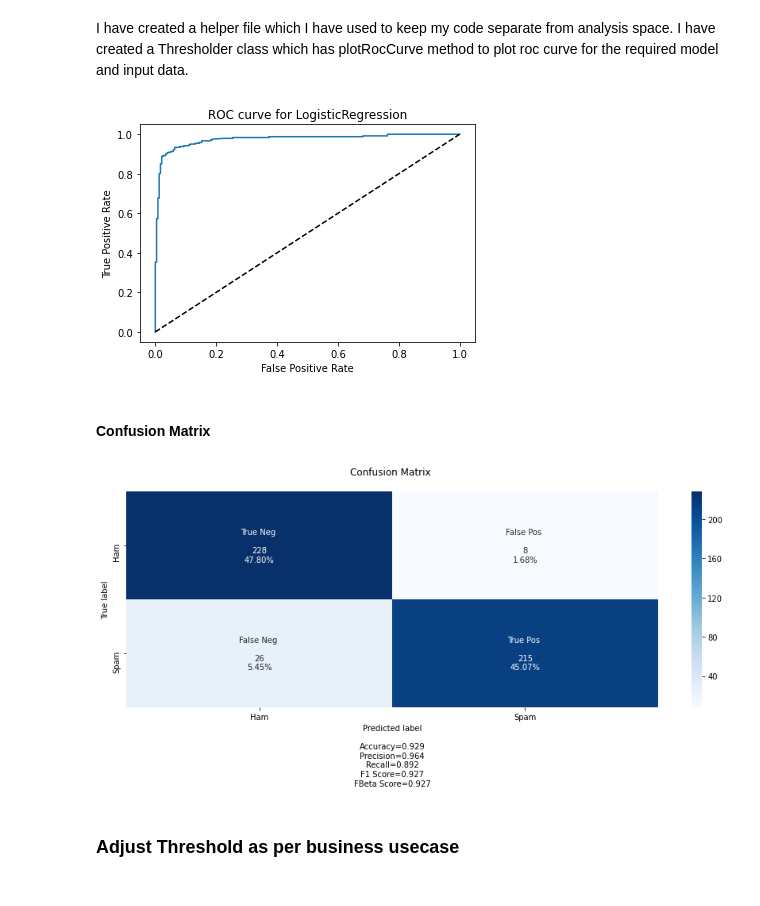
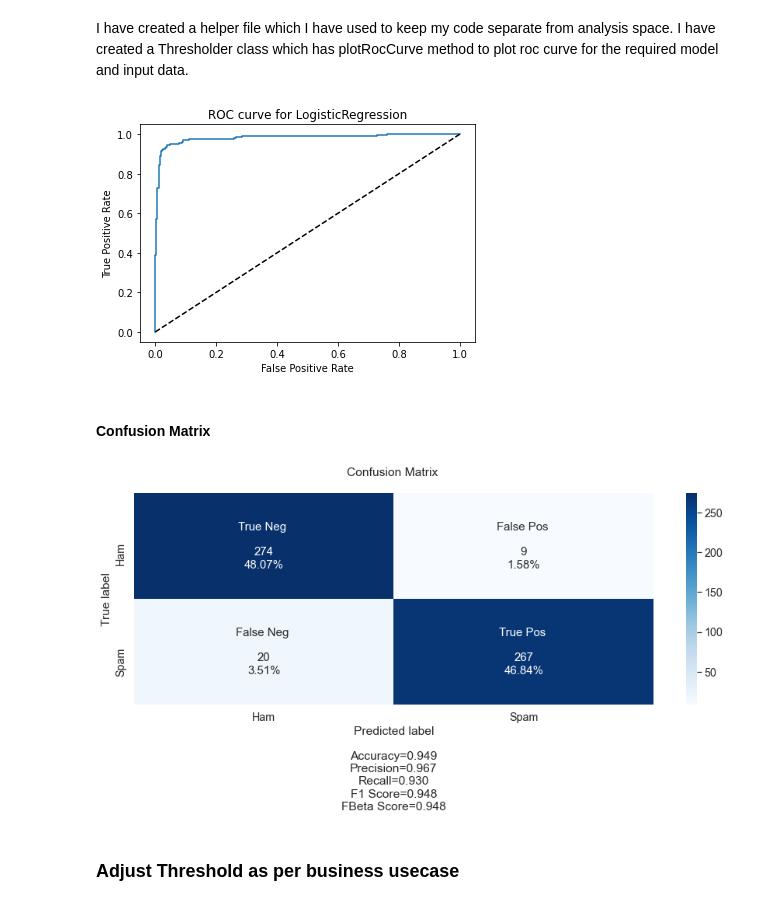
Before and after one commit to Preeti24/Youtube-comments, a Jupyter notebook: Machine Learning.ipynb, the cells around one changed output. Saved outputs shown, nothing was run; the diff lists cells and outputs as text; code cells hidden in the pictures.

```diff
--- a/Machine Learning.ipynb
+++ b/Machine Learning.ipynb
@@ -52,4 +53,6 @@ data.head(3)
 | 0 | LZQPQhLyRh80UYxNuaDWhIGQYNQ96IuCg... | Julius NM | 2013-11-07T06:20:48 | Huh, anyway check out this you[tu... | 1 | 1.79 | 0 | 6.12 | ... |
 | 1 | LZQPQhLyRh_C2cTtd9MvFRJedxydaVW-2... | adam riyati | 2013-11-07T12:37:15 | Hey guys check out my new channel... | 1 | 12.05 | 0 | 4.22 | ... |
 | 2 | LZQPQhLyRh9MSZYnf8djyk0gEF9BHDPYr... | Evgeny Murashkin | 2013-11-08T17:34:21 | just for test I have to say murde... | 1 | 2.63 | 0 | 3.88 | ... |
+# %%
+data.fillna(0,inplace=True)
 # %% [markdown]
@@ -64,4 +73,6 @@ cols=['COMMENT_ID','%OfUpperCaseLetters', 'NoOfURL', 'AvgLengthOfEachWord',
 X=data.loc[:,cols]
 y=data['CLASS']
 
-X_train, X_test, y_train, y_test = train_test_split(X, y, test_size=.25,stratify=y,random_state=147)
+X_train, X_test, y_train, y_test = train_test_split(X, y, test_size=.3,stratify=y,random_state=147)
+
+print(' Shape of datasets \n X_train, X_test, y_train, y_test: ',X_train.shape, X_test.shape, y_train.shape, y_test.shape)
@@ -171,9 +178,10 @@ I used ROC_AUC to select the best performing model.
 # %%
 classifier=LogisticRegression()
 param_grid={'clf__C':(0.1,0.5,1,1.5,2,20,50,100,500)}
+n_splits=5
 
-gridSearcher_lr=Helper.GridSearcher(X_train, y_train,n_splits=5,vectorizer=bestVectorizer,
-                                     clf=classifier, param_grid=param_grid)
+helper=Helper.GridSearcher(n_splits, vectorizer=bestVectorizer, clf=classifier, param_grid=param_grid)
+gridSearcher_lr=helper.fit(X_train,y_train)
 
 print(' Logistic Regression: \n\n Best Parameters:', gridSearcher_lr.best_params,'\n Best Score:', gridSearcher_lr.best_score)
 # %% [output]
@@ -265,24 +274,25 @@ ROC curve represents the ratio of true-positive rate against false-positive rate
 I have created a helper file which I have used to keep my code separate from analysis space.
 I have created a Thresholder class which has plotRocCurve method to plot roc curve for the required model and input data.
 # %%
-Helper.plotRocCurve(fittedWinnerModel,X_test,y_test.astype(int));
+helper=Helper.Thresholder(fittedWinnerModel,X_test,y_test.astype(int),plotROCCurve=True)
+helper.fit();
 # %% [output]
-[figure, old version]
+[figure, new version]
 # %% [markdown]
 #### Confusion Matrix
 # %%
 import cf_matrix
 # Reference: https://medium.com/@dtuk81/confusion-matrix-visualization-fc31e3f30fea
 # https://github.com/DTrimarchi10/confusion_matrix/blob/master/cf_matrix.py
 
 labels = ['True Neg \n','False Pos \n','False Neg \n','True Pos \n']
 
-cm=confusion_matrix(y_test,fittedWinnerModel.predict(X_test['CleanWordList']))
+cm=confusion_matrix(y_test,fittedWinnerModel.predict(X_test))
 
 cf_matrix.make_confusion_matrix(cm,figsize=(15,5),categories=['Ham','Spam'],
                                 title='Confusion Matrix \n',group_names=labels)
 # %% [output]
-[figure, old version]
+[figure, new version]
 # %% [markdown]
 ### **Adjust Threshold as per business usecase**
 # %% [markdown]
```
Also changed, not shown: parts of 38 cells of this notebook.
